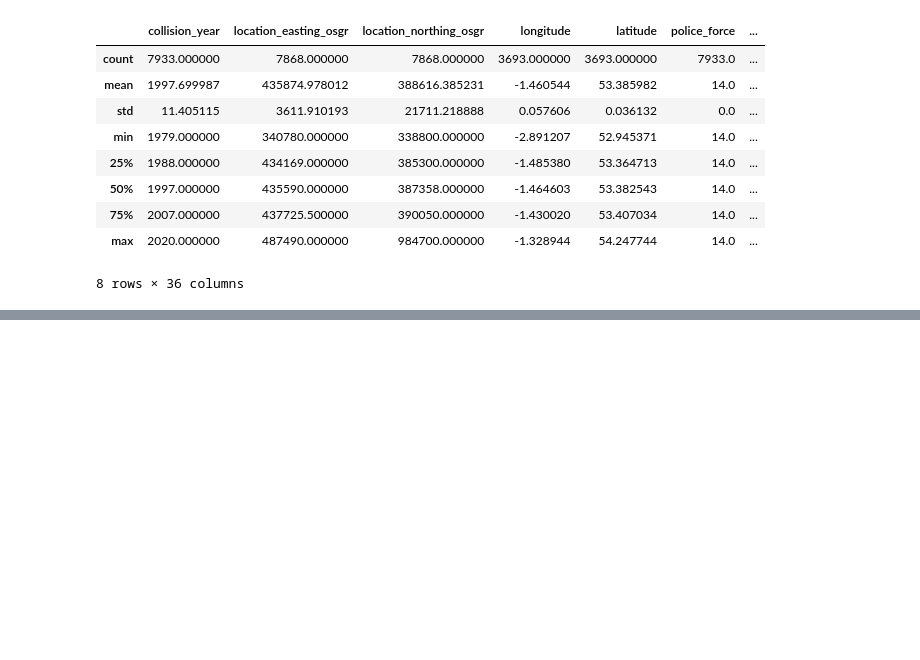
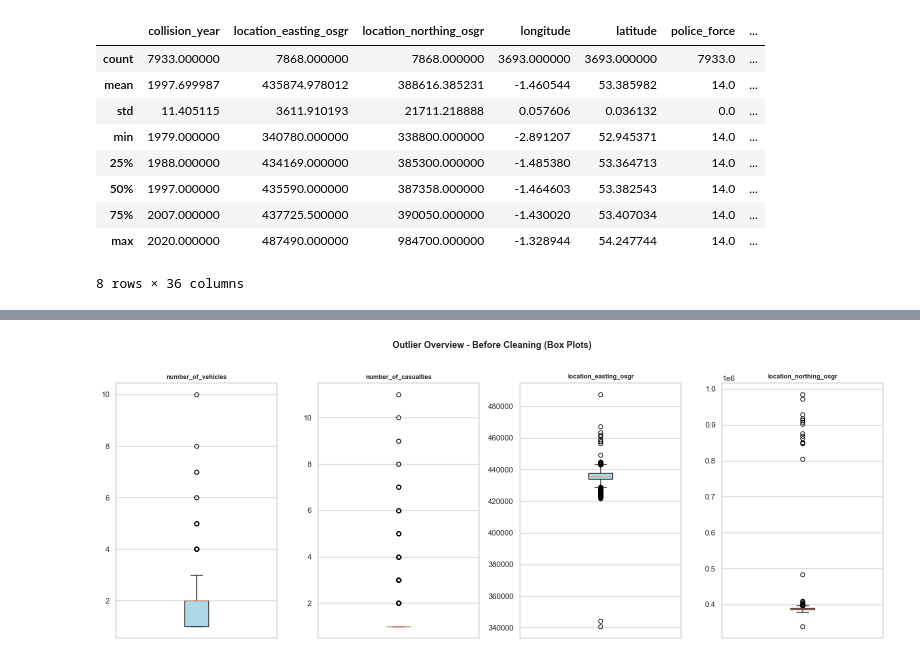
Before and after one commit to Zayeer-S/Sheffield-Road-Collision-Detection-Coursework, a Jupyter notebook: storage/notebooks/01_preprocessing.ipynb, the cells around one changed output, grey strips where cells are left out. Saved outputs shown, nothing was run; the diff lists cells and outputs as text; code cells hidden in the pictures; blank space fills up the shorter version.

```diff
--- a/storage/notebooks/01_preprocessing.ipynb
+++ b/storage/notebooks/01_preprocessing.ipynb
@@ -203,0 +297,15 @@ plt.show()
+# %%
+# Box plot of continuous cols to spot outliers visually
+fig, axes = plt.subplots(1, len(CONFIG['outlier_cols']), figsize=CONFIG['figsize_wide'])
+
+for ax, col in zip(axes, CONFIG['outlier_cols']):
+    ax.boxplot(df_raw[col].dropna(), patch_artist=True,
+               boxprops=dict(facecolor='lightblue'))
+    ax.set_title(col, fontsize=9, fontweight='bold')
+    ax.set_xticks([])
+
+fig.suptitle('Outlier Overview - Before Cleaning (Box Plots)', fontsize=13, fontweight='bold', y=1.02)
+plt.tight_layout()
+plt.show()
+# %% [output]
+[figure, added]
```
Also changed, not shown: parts of 36 cells of this notebook.
